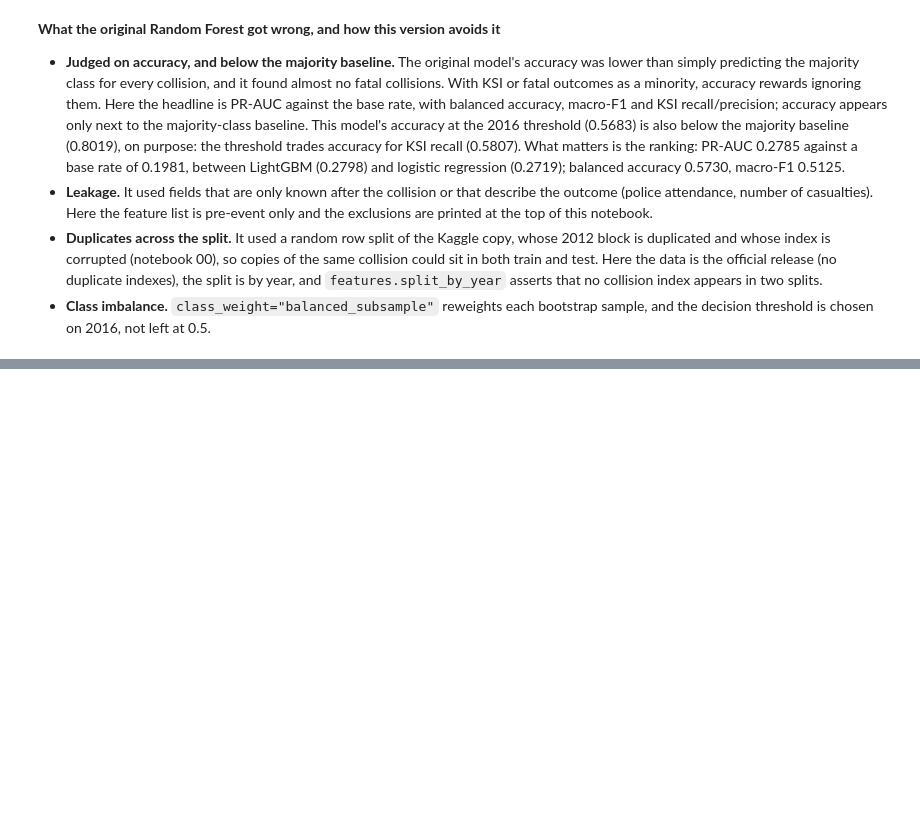
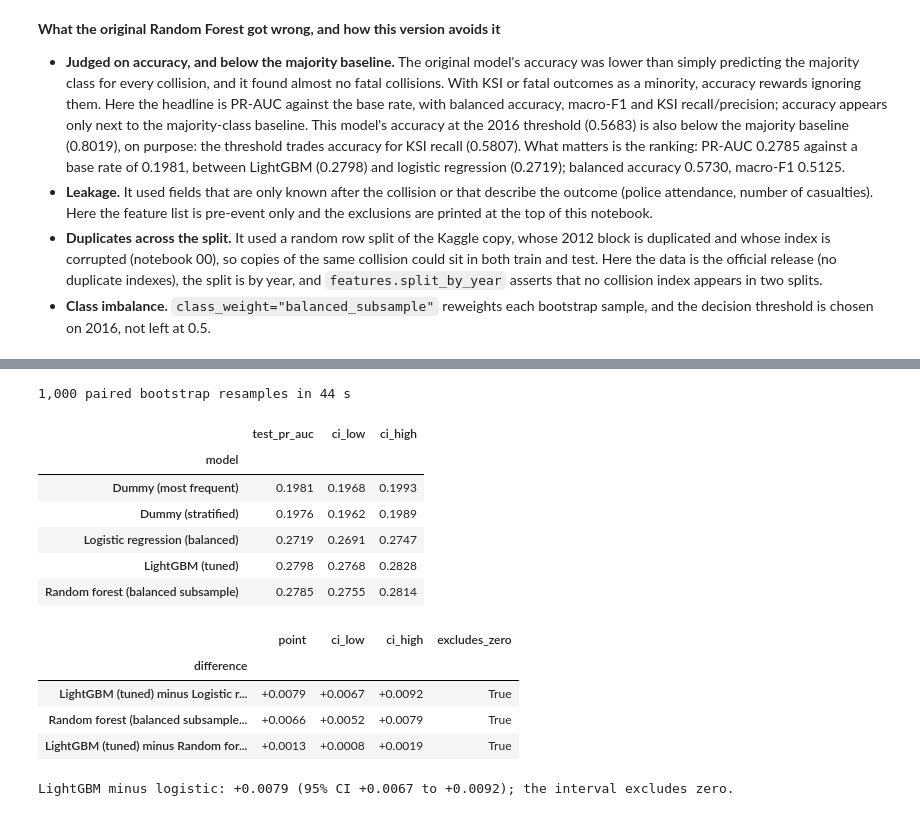
Before and after one commit to maryam843/uk-road-accident-analytics, a Jupyter notebook: notebooks/04_severity_model.ipynb, the cells around one changed output, grey strips where cells are left out. Saved outputs shown, nothing was run; the diff lists cells and outputs as text; code cells hidden in the pictures; blank space fills up the shorter version.

```diff
--- a/notebooks/04_severity_model.ipynb
+++ b/notebooks/04_severity_model.ipynb
@@ -574,0 +582,41 @@ Test 2017-2019 (370,153 collisions), thresholds chosen on 2016:
+# %%
+MODELS_CI = ["Dummy (most frequent)", "Dummy (stratified)", "Logistic regression (balanced)", "LightGBM (tuned)",
+             RF_NAME]
+t0 = time.time()
+boot = evaluate.bootstrap_average_precision(y_test, {m: probas["test"][m] for m in MODELS_CI}, n_boot=1000,
+                                            seed=config.RANDOM_STATE)
+ci_rows = []
+for m in MODELS_CI:
+    lo, hi = evaluate.percentile_ci(boot[m])
+    ci_rows.append({"model": m, "test_pr_auc": average_precision_score(y_test, probas["test"][m]),
+                    "ci_low": lo, "ci_high": hi})
+pr_ci = pd.DataFrame(ci_rows).set_index("model")
+print(f"1,000 paired bootstrap resamples in {time.time() - t0:.0f} s")
+display(pr_ci.style.format("{:.4f}"))
+diff_rows = []
+for a, b in [("LightGBM (tuned)", "Logistic regression (balanced)"), (RF_NAME, "Logistic regression (balanced)"),
+             ("LightGBM (tuned)", RF_NAME)]:
+    d = boot[a] - boot[b]
+    lo, hi = evaluate.percentile_ci(d)
+    diff_rows.append({"difference": f"{a} minus {b}", "point": pr_ci.loc[a, "test_pr_auc"] - pr_ci.loc[b, "test_pr_auc"],
+                      "ci_low": lo, "ci_high": hi, "excludes_zero": bool(lo > 0 or hi < 0)})
+pr_diff = pd.DataFrame(diff_rows).set_index("difference")
+display(pr_diff.style.format({"point": "{:+.4f}", "ci_low": "{:+.4f}", "ci_high": "{:+.4f}"}))
+main = pr_diff.iloc[0]
+print(f"LightGBM minus logistic: {main['point']:+.4f} (95% CI {main['ci_low']:+.4f} to {main['ci_high']:+.4f}); "
+      f"the interval {'excludes' if main['excludes_zero'] else 'includes'} zero.")
+# %% [output]
+1,000 paired bootstrap resamples in 44 s
+|  | test_pr_auc | ci_low | ci_high |
+| model |  |  |  |
+| Dummy (most frequent) | 0.1981 | 0.1968 | 0.1993 |
+| Dummy (stratified) | 0.1976 | 0.1962 | 0.1989 |
+| Logistic regression (balanced) | 0.2719 | 0.2691 | 0.2747 |
+| LightGBM (tuned) | 0.2798 | 0.2768 | 0.2828 |
+| Random forest (balanced subsample) | 0.2785 | 0.2755 | 0.2814 |
+|  | point | ci_low | ci_high | excludes_zero |
+| difference |  |  |  |  |
+| LightGBM (tuned) minus Logistic r... | +0.0079 | +0.0067 | +0.0092 | True |
+| Random forest (balanced subsample... | +0.0066 | +0.0052 | +0.0079 | True |
+| LightGBM (tuned) minus Random for... | +0.0013 | +0.0008 | +0.0019 | True |
+LightGBM minus logistic: +0.0079 (95% CI +0.0067 to +0.0092); the interval excludes zero.
```
Also changed, not shown: parts of 12 cells of this notebook, 5 other files.
